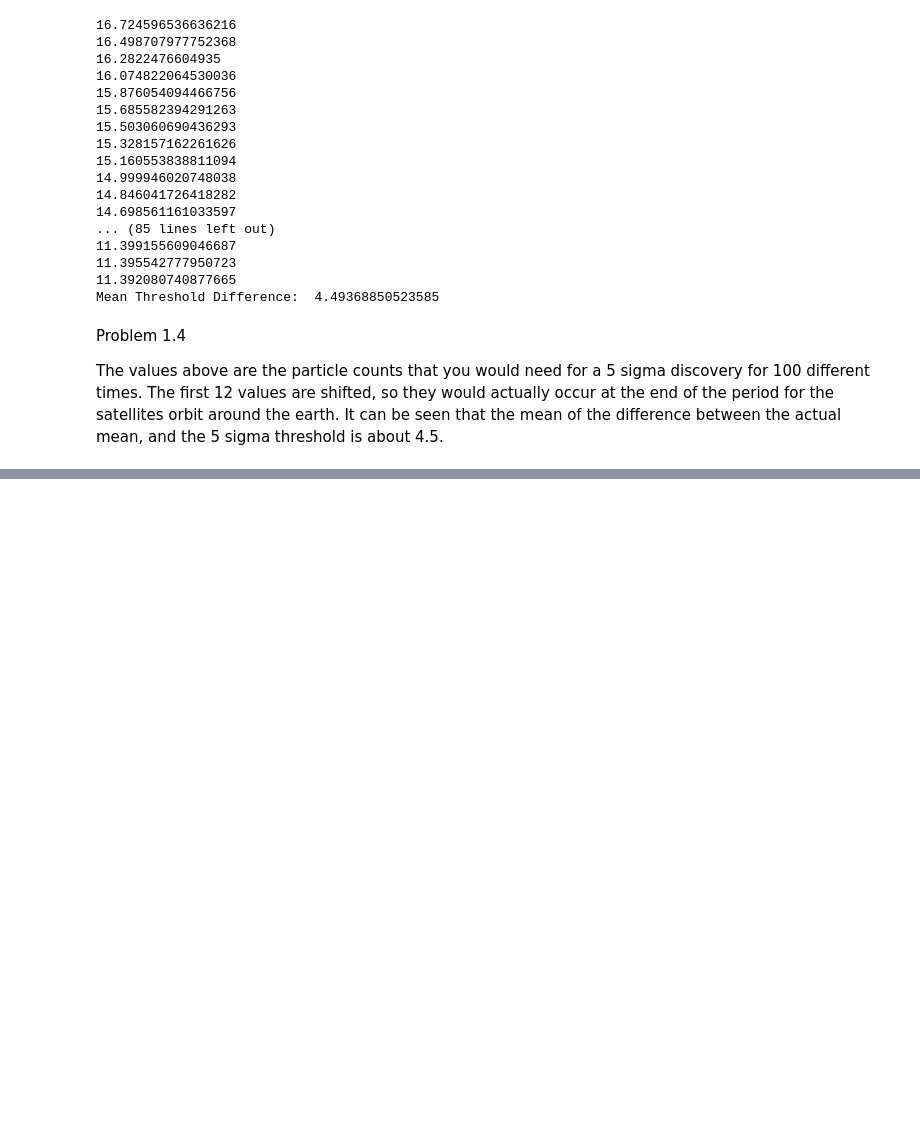
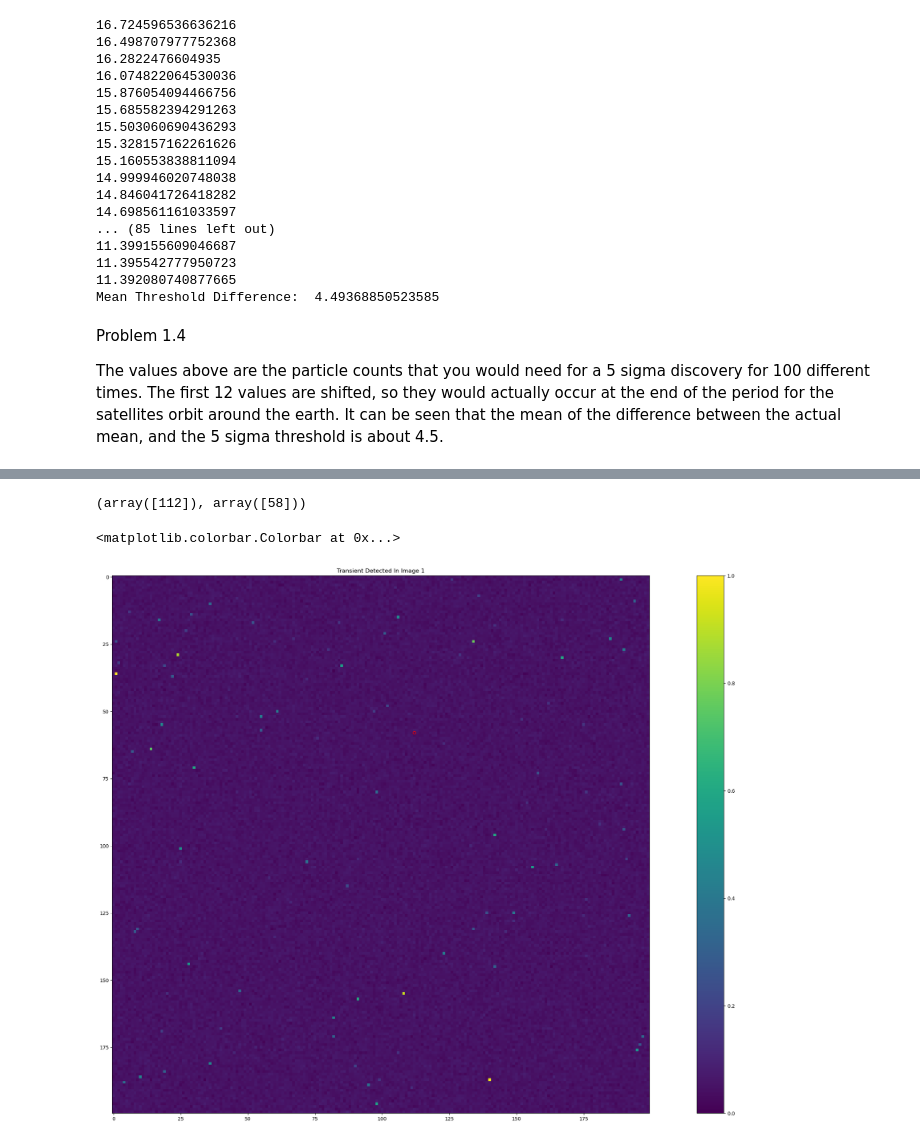
Before and after one commit to CameronPeloquin/PHYS_434, a Jupyter notebook: Lab4/Lab4.ipynb, the cells around one changed output, grey strips where cells are left out. Cells and saved outputs as stored; diff of their text form; code cells hidden in the pictures; blank space fills up the shorter version.

```diff
--- a/Lab4/Lab4.ipynb
+++ b/Lab4/Lab4.ipynb
@@ -230,0 +261,6 @@ plt.imshow(summed_images)
+# %%
+# 2.3
+
+sigma_5_prob = stats.norm.sf(5)
+threshold = stats.norm.isf(sigma_5_prob,loc=mean,scale=std)
+print(threshold)
@@ -230,0 +269,20 @@ plt.imshow(summed_images)
+# %%
+def compute_average(data, not_averaged):
+    conv = data[:,:,not_averaged].flatten()
+    for image in range(0,10):
+        if image != not_averaged:
+            conv = conv + data[:,:,image].flatten()
+    conv = conv - data[:,:,not_averaged].flatten()
+    return conv / 9
+
+averages = []
+for image in range(0,10):
+    averages.append(compute_average(data, image))
+# %%
+transients = []
+for image in range(0,10):
+    no_stars = data[:,:,image].flatten() - averages[image]
+    transient_locs = np.where(no_stars>threshold)[0]
+    for loc in transient_locs:
+        transients.append((image, no_stars[loc]))
+print(transients)
@@ -230,0 +295,13 @@ plt.imshow(summed_images)
+# %%
+no_stars = data[:,:,1].flatten() - averages[1]
+no_stars = no_stars.reshape(200,200)
+location = np.where(no_stars == transients[0][1])
+print(location)
+plt.imshow(data[:,:,1])
+plt.scatter(location[0][0], location[1][0], color='None', marker='o', edgecolor='Red')
+plt.title('Transient Detected In Image 1')
+plt.colorbar()
+# %% [output]
+(array([112]), array([58]))
+<matplotlib.colorbar.Colorbar at 0x...>
+[figure, added]
```
Also changed, not shown: parts of 16 cells of this notebook.
